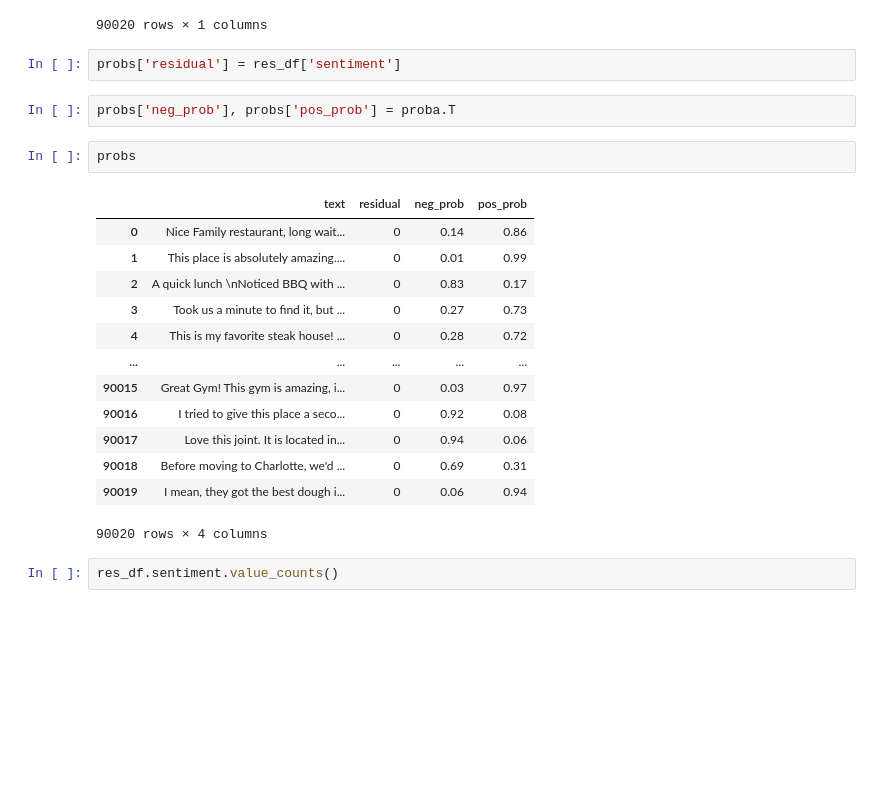
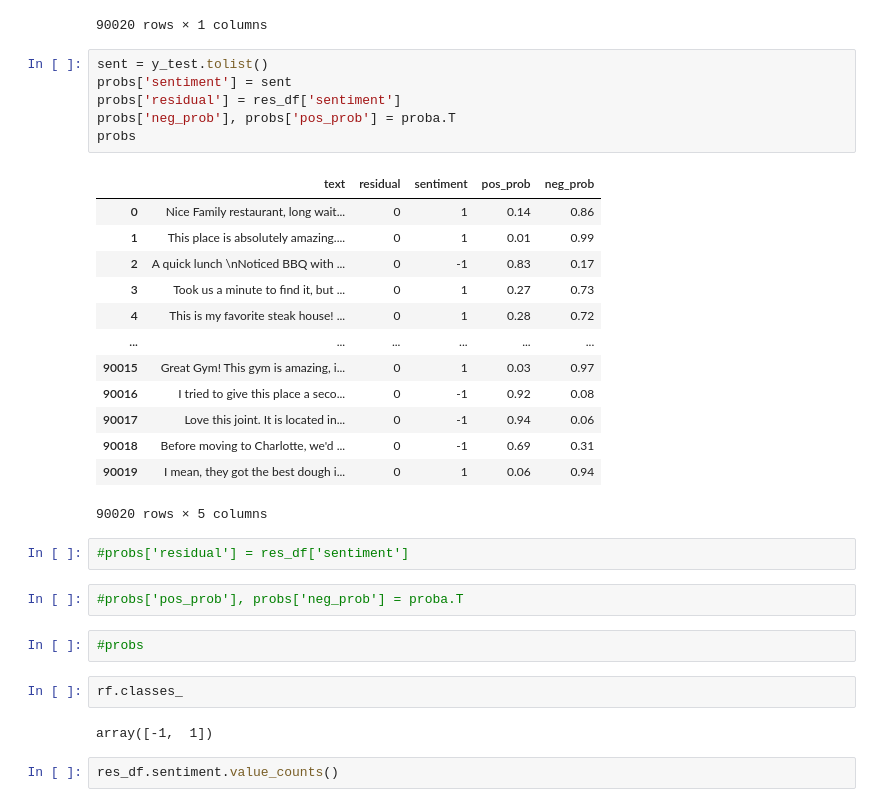
Before and after one commit to RubenBec/Capestone3, a Jupyter notebook: version2.ipynb, the cells around one changed output. Drawn from its saved outputs; the diff is of its cells as text; blank space fills up the shorter version.

```diff
--- a/version2.ipynb
+++ b/version2.ipynb
@@ -317,26 +386,36 @@ res_df
 | 90018 | 0 |
 | 90019 | 0 |
 90020 rows × 1 columns
+# %%
+sent = y_test.tolist()
+probs['sentiment'] = sent
+probs['residual'] = res_df['sentiment']
+probs['neg_prob'], probs['pos_prob'] = proba.T
+probs
+# %% [output]
+|  | text | residual | sentiment | pos_prob | neg_prob |
+| 0 | Nice Family restaurant, long wait... | 0 | 1 | 0.14 | 0.86 |
+| 1 | This place is absolutely amazing.... | 0 | 1 | 0.01 | 0.99 |
+| 2 | A quick lunch \nNoticed BBQ with ... | 0 | -1 | 0.83 | 0.17 |
+| 3 | Took us a minute to find it, but ... | 0 | 1 | 0.27 | 0.73 |
+| 4 | This is my favorite steak house! ... | 0 | 1 | 0.28 | 0.72 |
+| ... | ... | ... | ... | ... | ... |
+| 90015 | Great Gym! This gym is amazing, i... | 0 | 1 | 0.03 | 0.97 |
+| 90016 | I tried to give this place a seco... | 0 | -1 | 0.92 | 0.08 |
+| 90017 | Love this joint. It is located in... | 0 | -1 | 0.94 | 0.06 |
+| 90018 | Before moving to Charlotte, we'd ... | 0 | -1 | 0.69 | 0.31 |
+| 90019 | I mean, they got the best dough i... | 0 | 1 | 0.06 | 0.94 |
+90020 rows × 5 columns
 # %%
-probs['residual'] = res_df['sentiment']
+#probs['residual'] = res_df['sentiment']
 # %%
-probs['neg_prob'], probs['pos_prob'] = proba.T
+#probs['pos_prob'], probs['neg_prob'] = proba.T
-# %%
-probs
-# %% [output]
-|  | text | residual | neg_prob | pos_prob |
-| 0 | Nice Family restaurant, long wait... | 0 | 0.14 | 0.86 |
-| 1 | This place is absolutely amazing.... | 0 | 0.01 | 0.99 |
-| 2 | A quick lunch \nNoticed BBQ with ... | 0 | 0.83 | 0.17 |
-| 3 | Took us a minute to find it, but ... | 0 | 0.27 | 0.73 |
-| 4 | This is my favorite steak house! ... | 0 | 0.28 | 0.72 |
-| ... | ... | ... | ... | ... |
-| 90015 | Great Gym! This gym is amazing, i... | 0 | 0.03 | 0.97 |
-| 90016 | I tried to give this place a seco... | 0 | 0.92 | 0.08 |
-| 90017 | Love this joint. It is located in... | 0 | 0.94 | 0.06 |
-| 90018 | Before moving to Charlotte, we'd ... | 0 | 0.69 | 0.31 |
-| 90019 | I mean, they got the best dough i... | 0 | 0.06 | 0.94 |
-90020 rows × 4 columns
+# %%
+#probs
+# %%
+rf.classes_
+# %% [output]
+array([-1,  1])
 # %%
 res_df.sentiment.value_counts()
 # %% [output]
```
Also changed, not shown: parts of 19 cells of this notebook, 1 other file.
